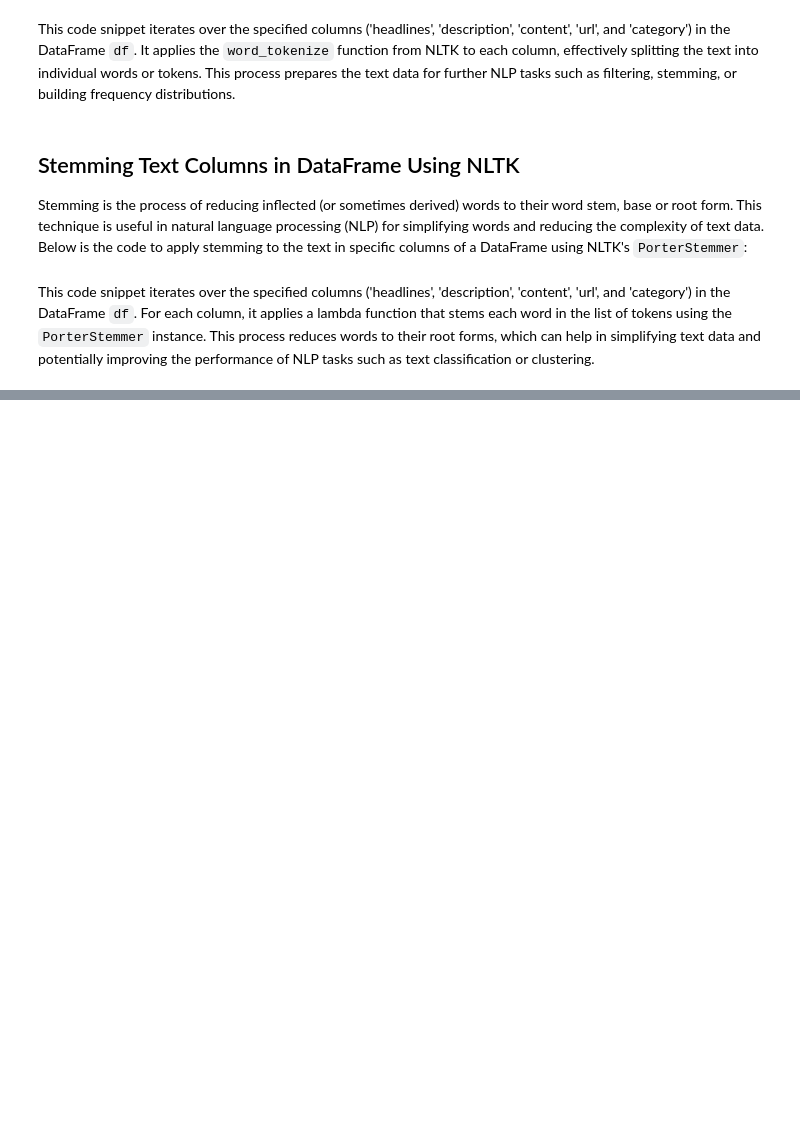
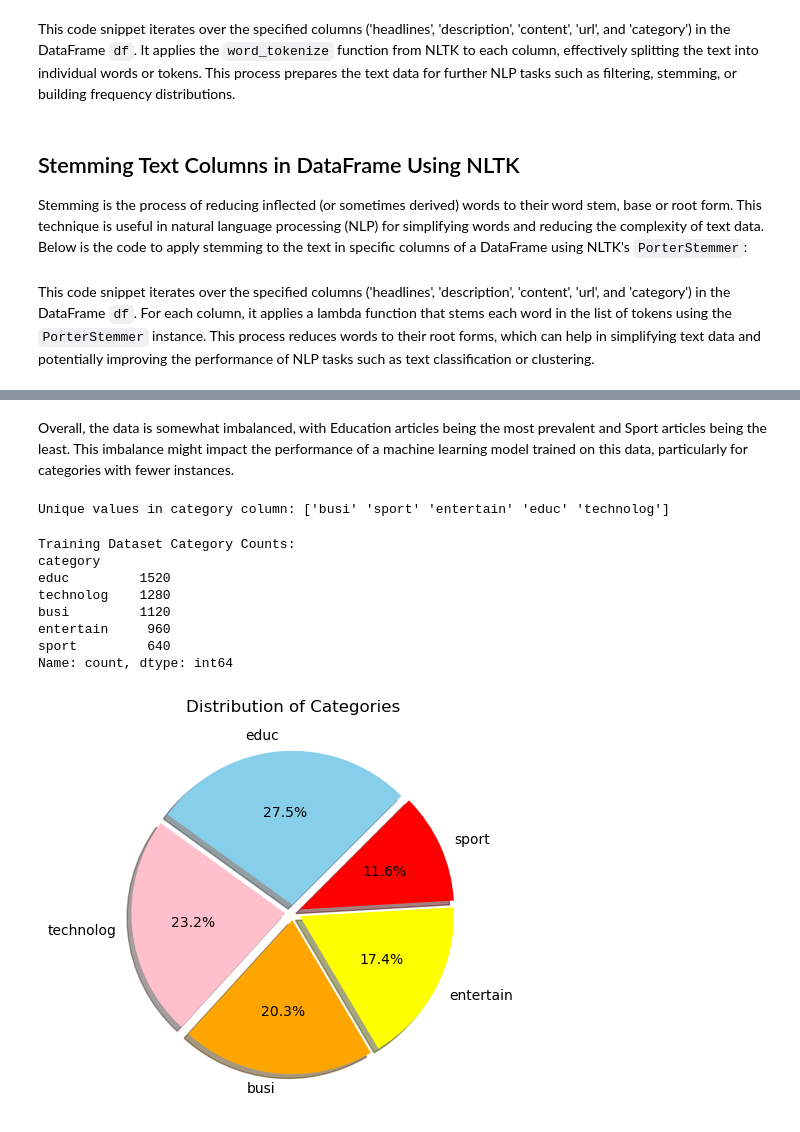
Before and after one commit to thatsso-ish/Classification, a Jupyter notebook: Classification.ipynb, the cells around one changed output, grey strips where cells are left out. Cells and saved outputs as stored; diff of their text form; code cells hidden in the pictures; blank space fills up the shorter version.

```diff
--- a/Classification.ipynb
+++ b/Classification.ipynb
@@ -308,0 +602,42 @@ Creating a pipeline
+# %% [markdown]
+Overall, the data is somewhat imbalanced, with Education articles being the most prevalent and Sport articles being the least. This imbalance might impact the performance of a machine learning model trained on this data, particularly for categories with fewer instances.
+# %%
+# Displaying unique values in the 'category' column of the training dataset
+print("Unique values in category column:", df_train['category'].unique())
+# %% [output]
+Unique values in category column: ['busi' 'sport' 'entertain' 'educ' 'technolog']
+# %%
+import matplotlib.pyplot as plt
+# Counting the number of occurrences of each category in the training dataset
+train_category_counts = df_train['category'].value_counts()
+
+print("Training Dataset Category Counts:")
+print(train_category_counts)
+
+# Count occurrences of each category
+category_counts = df_train['category'].value_counts()
+
+# Plotting
+fig = plt.figure(figsize=(5, 5))
+colors = ["skyblue", "pink", "orange", "yellow", "red"]  # Adjust colors as needed
+
+# Create pie chart
+pie = plt.pie(category_counts, labels=category_counts.index,
+              autopct="%1.1f%%",
+              shadow=True,
+              colors=colors,
+              startangle=45,
+              explode=(0.05, 0.05, 0.05, 0.05, 0.05))
+
+plt.title("Distribution of Categories")
+plt.show()
+# %% [output]
+Training Dataset Category Counts:
+category
+educ         1520
+technolog    1280
+busi         1120
+entertain     960
+sport         640
+Name: count, dtype: int64
+[figure, added]
```
Also changed, not shown: parts of 161 cells of this notebook, 14 other files.
